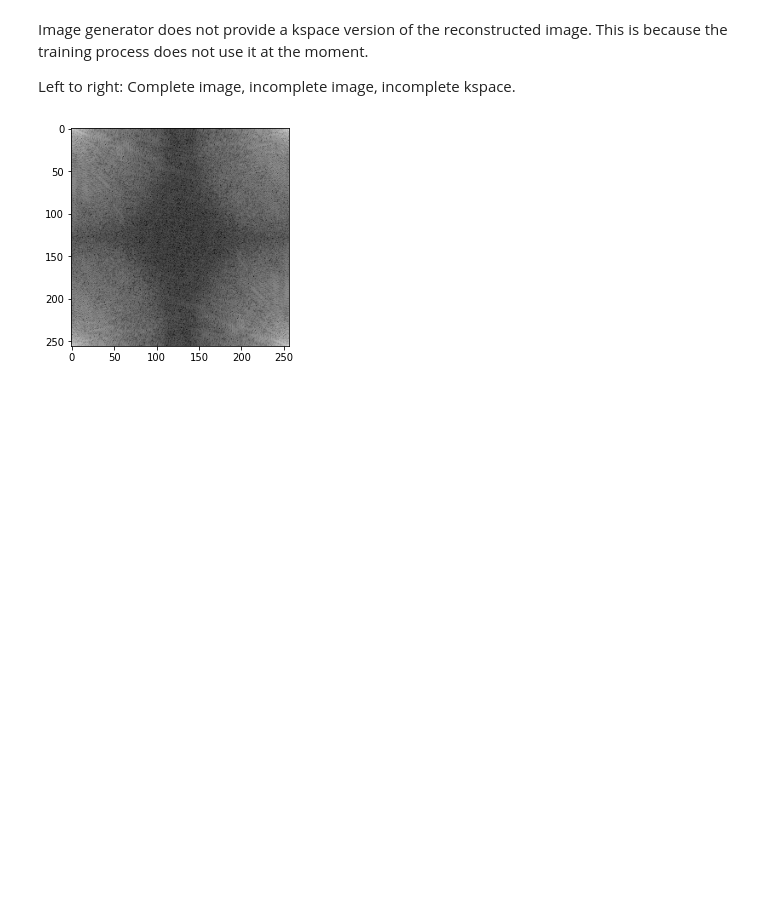
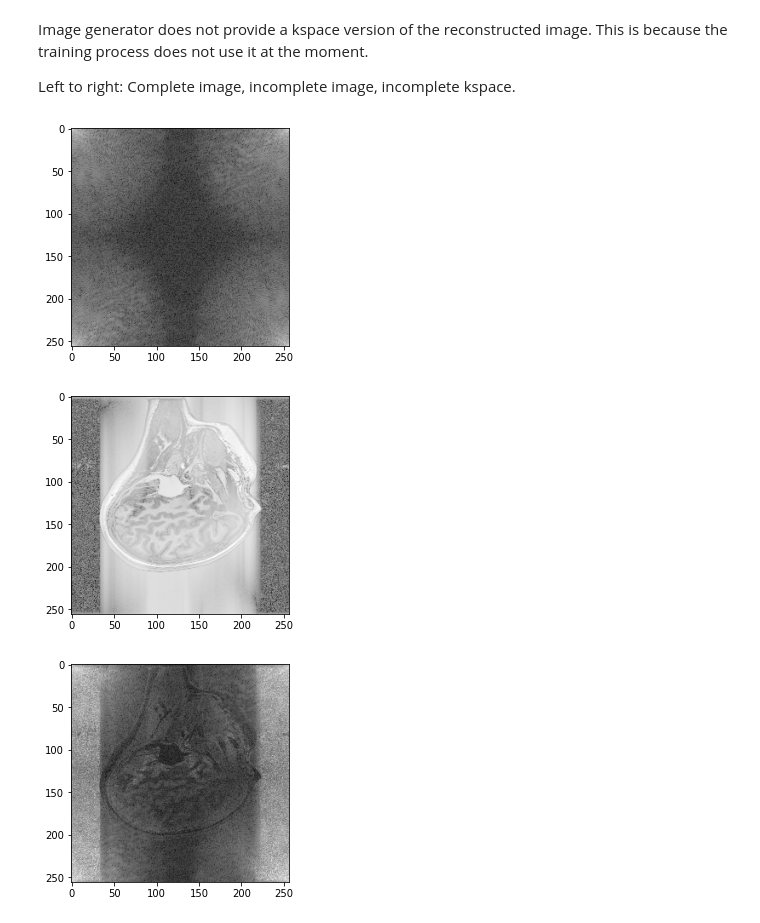
Before and after one commit to DuncanB6/U-NetCompare, a Jupyter notebook: gen_test.ipynb, the cells around one changed output. Saved outputs shown, nothing was run; the diff lists cells and outputs as text; code cells hidden in the pictures; blank space fills up the shorter version.

```diff
--- a/gen_test.ipynb
+++ b/gen_test.ipynb
@@ -53,11 +79,19 @@ Image generator does not provide a kspace version of the reconstructed image. Th
 the training process does not use it at the moment.
 
 Left to right: Complete image, incomplete image, incomplete kspace.
-# %%
-plt.imshow(np.log(1+np.abs(np.fft.fft2(image_train[0, :, :, 0] + 1j * image_train[0, :, :, 1]))),cmap = 'gray')
-plt.show()
-# %% [output]
-[figure, removed]
+# %%
+plt.imshow(np.log(1+np.abs(np.fft.fft2(image_train[0, :, :, 0] + 1j * image_train[0, :, :, 1]))),cmap = 'gray')
+plt.show()
+
+plt.imshow(np.log(1+np.abs(np.fft.fft2(kspace_train[0, :, :, 0] + 1j * kspace_train[0, :, :, 1]))),cmap = 'gray')
+plt.show()
+
+plt.imshow((np.log(1+np.abs(np.fft.fft2(image_train[0, :, :, 0] + 1j * image_train[0, :, :, 1])))) - (np.log(1+np.abs(np.fft.fft2(kspace_train[0, :, :, 0] + 1j * kspace_train[0, :, :, 1])))),cmap = 'gray')
+plt.show()
+# %% [output]
+[figure, added]
+[figure, added]
+[figure, added]
 # %%
 
 plt.imshow(image_train[0, :, :, 0],cmap = 'gray')
```
Also changed, not shown: parts of 7 cells of this notebook, 57 other files.
